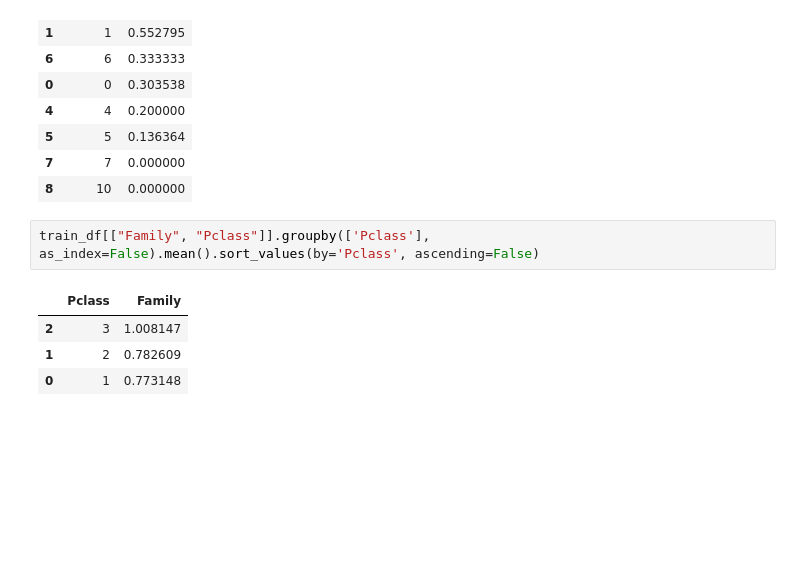
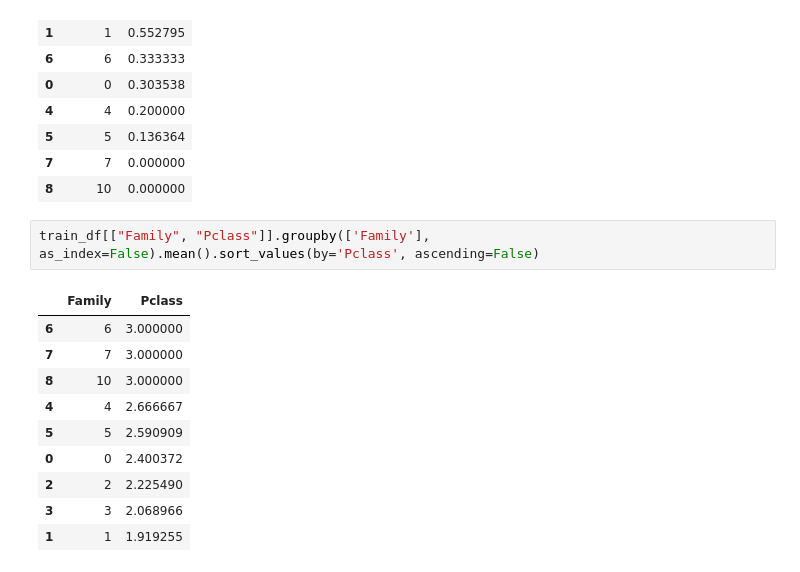
Before and after one commit to VerolaX/Kaggle, a Jupyter notebook: Titanic/Titanic.ipynb, the cells around one changed output. Saved outputs shown, nothing was run; the diff lists cells and outputs as text; blank space fills up the shorter version.

```diff
--- a/Titanic/Titanic.ipynb
+++ b/Titanic/Titanic.ipynb
@@ -138,9 +138,15 @@ train_df[["Family", "Survived"]].groupby(['Family'], as_index=False).mean().sort
 | 7 | 7 | 0.000000 |
 | 8 | 10 | 0.000000 |
 # %%
-train_df[["Family", "Pclass"]].groupby(['Pclass'], as_index=False).mean().sort_values(by='Pclass', ascending=False)
+train_df[["Family", "Pclass"]].groupby(['Family'], as_index=False).mean().sort_values(by='Pclass', ascending=False)
 # %% [output]
-|  | Pclass | Family |
-| 2 | 3 | 1.008147 |
-| 1 | 2 | 0.782609 |
-| 0 | 1 | 0.773148 |
+|  | Family | Pclass |
+| 6 | 6 | 3.000000 |
+| 7 | 7 | 3.000000 |
+| 8 | 10 | 3.000000 |
+| 4 | 4 | 2.666667 |
+| 5 | 5 | 2.590909 |
+| 0 | 0 | 2.400372 |
+| 2 | 2 | 2.225490 |
+| 3 | 3 | 2.068966 |
+| 1 | 1 | 1.919255 |
```
Also changed, not shown: parts of 3 cells of this notebook, 1 other file.
